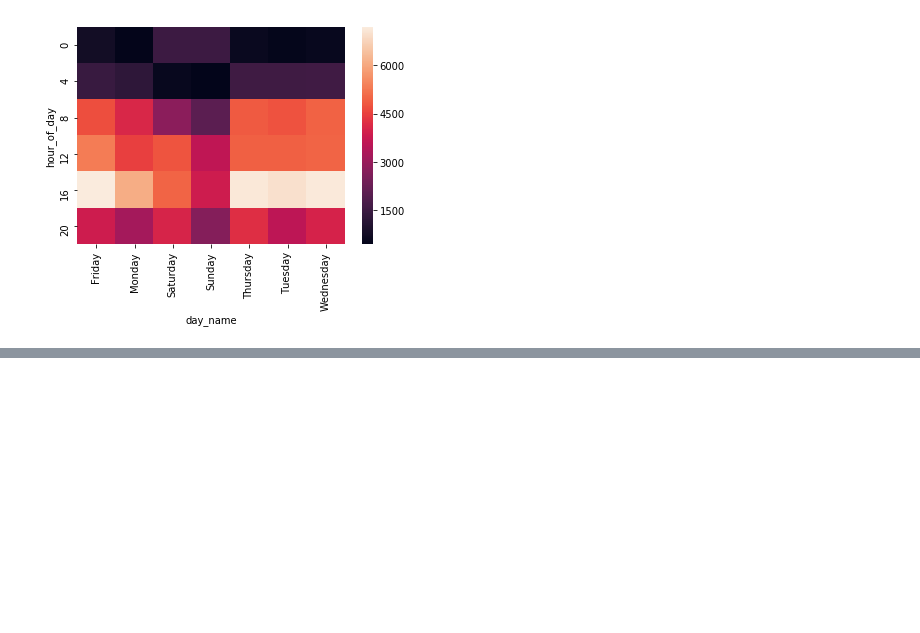
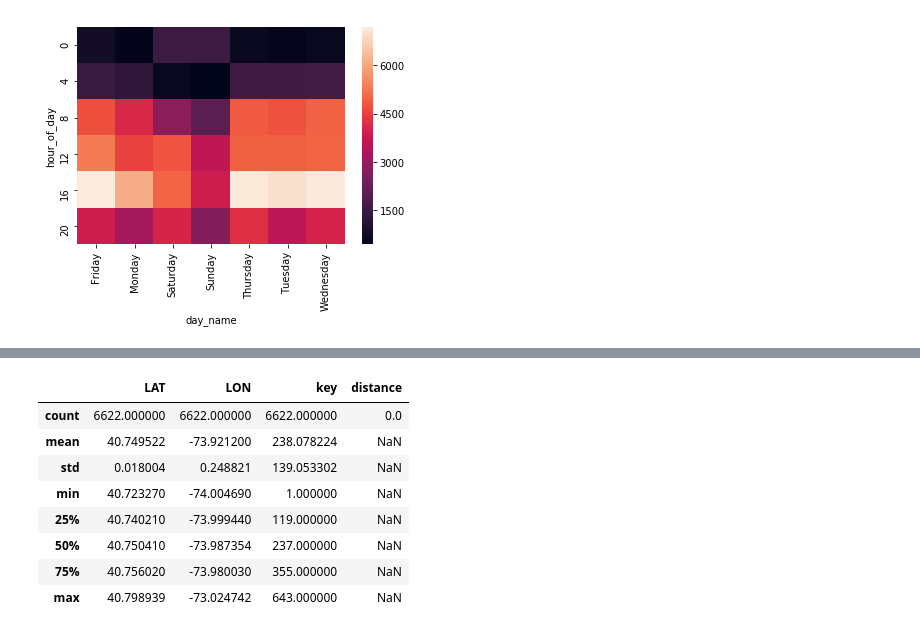
Before and after one commit to jason-sa/Toucans, a Jupyter notebook: Group EDA.ipynb, the cells around one changed output, grey strips where cells are left out. Saved outputs shown, nothing was run; the diff lists cells and outputs as text; code cells hidden in the pictures; blank space fills up the shorter version.

```diff
--- a/Group EDA.ipynb
+++ b/Group EDA.ipynb
@@ -79,0 +99,12 @@ sns.heatmap(hm);
+# %%
+station_companies.describe()
+# %% [output]
+|  | LAT | LON | key | distance |
+| count | 6622.000000 | 6622.000000 | 6622.000000 | 0.0 |
+| mean | 40.749522 | -73.921200 | 238.078224 | NaN |
+| std | 0.018004 | 0.248821 | 139.053302 | NaN |
+| min | 40.723270 | -74.004690 | 1.000000 | NaN |
+| 25% | 40.740210 | -73.999440 | 119.000000 | NaN |
+| 50% | 40.750410 | -73.987354 | 237.000000 | NaN |
+| 75% | 40.756020 | -73.980030 | 355.000000 | NaN |
+| max | 40.798939 | -73.024742 | 643.000000 | NaN |
```
Also changed, not shown: parts of 7 cells of this notebook.
